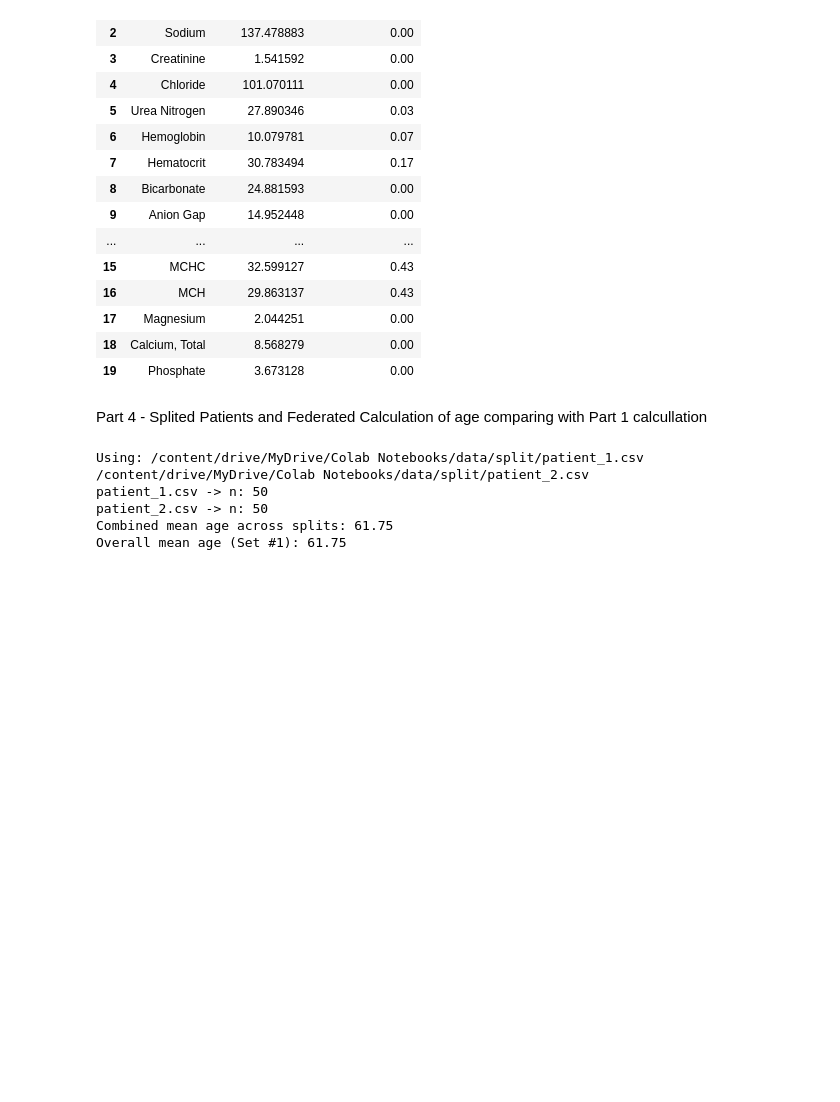
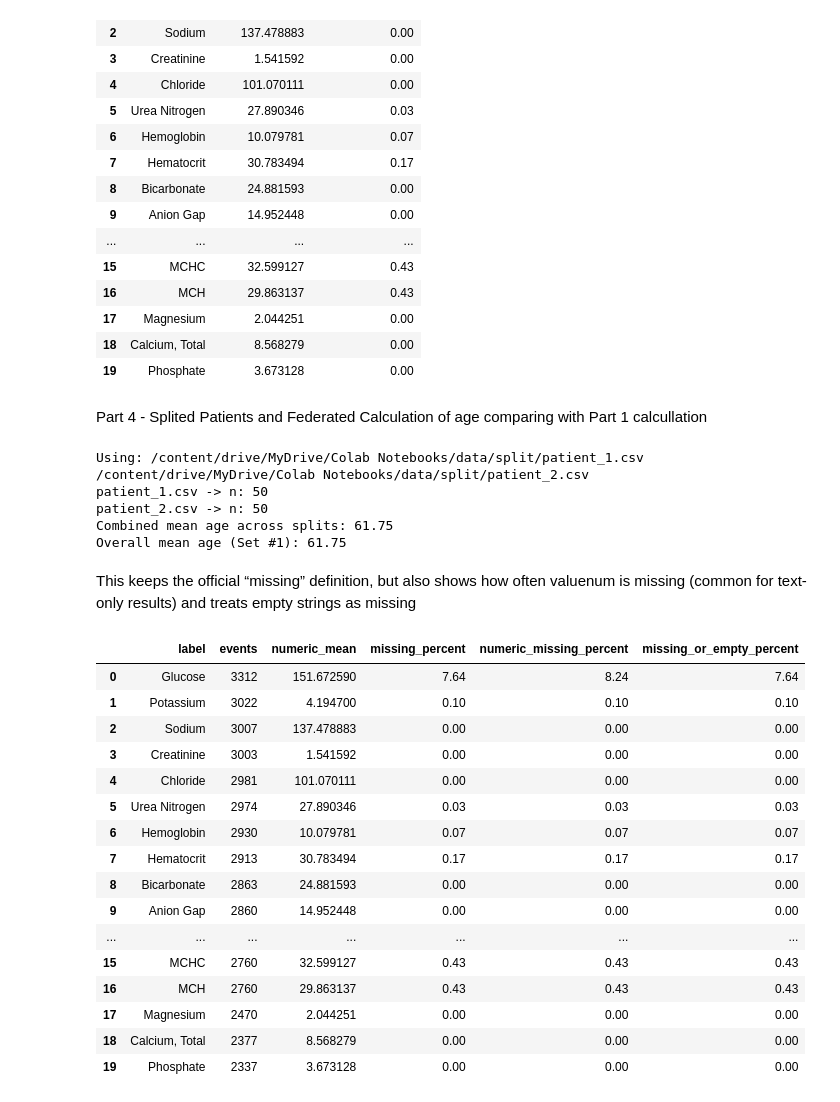
Before and after one commit to mousalli/data_engineer_evaluation, a Jupyter notebook: Data_Engineer_Case_Study.ipynb, the cells around one changed output. Drawn from its saved outputs; the diff is of its cells as text; code cells hidden in the pictures; blank space fills up the shorter version.

```diff
--- a/Data_Engineer_Case_Study.ipynb
+++ b/Data_Engineer_Case_Study.ipynb
@@ -309,3 +309,42 @@ patient_1.csv -> n: 50
 patient_2.csv -> n: 50
 Combined mean age across splits: 61.75
 Overall mean age (Set #1): 61.75
+# %% [markdown]
+This keeps the official “missing” definition, but also shows how often valuenum is missing (common for text-only results) and treats empty strings as missing
+# %%
+lab_stats = pd.read_sql_query("""
+SELECT
+  dl.label,
+  COUNT(*) AS events,
+  -- numeric mean over numeric rows (NULLs auto-ignored by AVG)
+  AVG(le.valuenum) AS numeric_mean,
+  -- official missing: value IS NULL
+  ROUND(100.0 * SUM(CASE WHEN le.value IS NULL THEN 1 ELSE 0 END) / COUNT(*), 2) AS missing_percent,
+  -- also useful in QA:
+  ROUND(100.0 * SUM(CASE WHEN le.valuenum IS NULL THEN 1 ELSE 0 END) / COUNT(*), 2) AS numeric_missing_percent,
+  ROUND(100.0 * SUM(CASE WHEN le.value IS NULL OR TRIM(le.value) = '' THEN 1 ELSE 0 END) / COUNT(*), 2) AS missing_or_empty_percent
+FROM labevents le
+JOIN d_lab dl ON dl.itemid = le.itemid
+GROUP BY dl.label
+ORDER BY events DESC;
+""", conn)
+lab_stats.to_csv(OUT/"lab_label_stats_dq.csv", index=False)
+lab_stats.head(20)
+# %% [output]
+|  | label | events | numeric_mean | missing_percent | numeric_missing_percent | missing_or_empty_percent |
+| 0 | Glucose | 3312 | 151.672590 | 7.64 | 8.24 | 7.64 |
+| 1 | Potassium | 3022 | 4.194700 | 0.10 | 0.10 | 0.10 |
+| 2 | Sodium | 3007 | 137.478883 | 0.00 | 0.00 | 0.00 |
+| 3 | Creatinine | 3003 | 1.541592 | 0.00 | 0.00 | 0.00 |
+| 4 | Chloride | 2981 | 101.070111 | 0.00 | 0.00 | 0.00 |
+| 5 | Urea Nitrogen | 2974 | 27.890346 | 0.03 | 0.03 | 0.03 |
+| 6 | Hemoglobin | 2930 | 10.079781 | 0.07 | 0.07 | 0.07 |
+| 7 | Hematocrit | 2913 | 30.783494 | 0.17 | 0.17 | 0.17 |
+| 8 | Bicarbonate | 2863 | 24.881593 | 0.00 | 0.00 | 0.00 |
+| 9 | Anion Gap | 2860 | 14.952448 | 0.00 | 0.00 | 0.00 |
+| ... | ... | ... | ... | ... | ... | ... |
+| 15 | MCHC | 2760 | 32.599127 | 0.43 | 0.43 | 0.43 |
+| 16 | MCH | 2760 | 29.863137 | 0.43 | 0.43 | 0.43 |
+| 17 | Magnesium | 2470 | 2.044251 | 0.00 | 0.00 | 0.00 |
+| 18 | Calcium, Total | 2377 | 8.568279 | 0.00 | 0.00 | 0.00 |
+| 19 | Phosphate | 2337 | 3.673128 | 0.00 | 0.00 | 0.00 |
```
